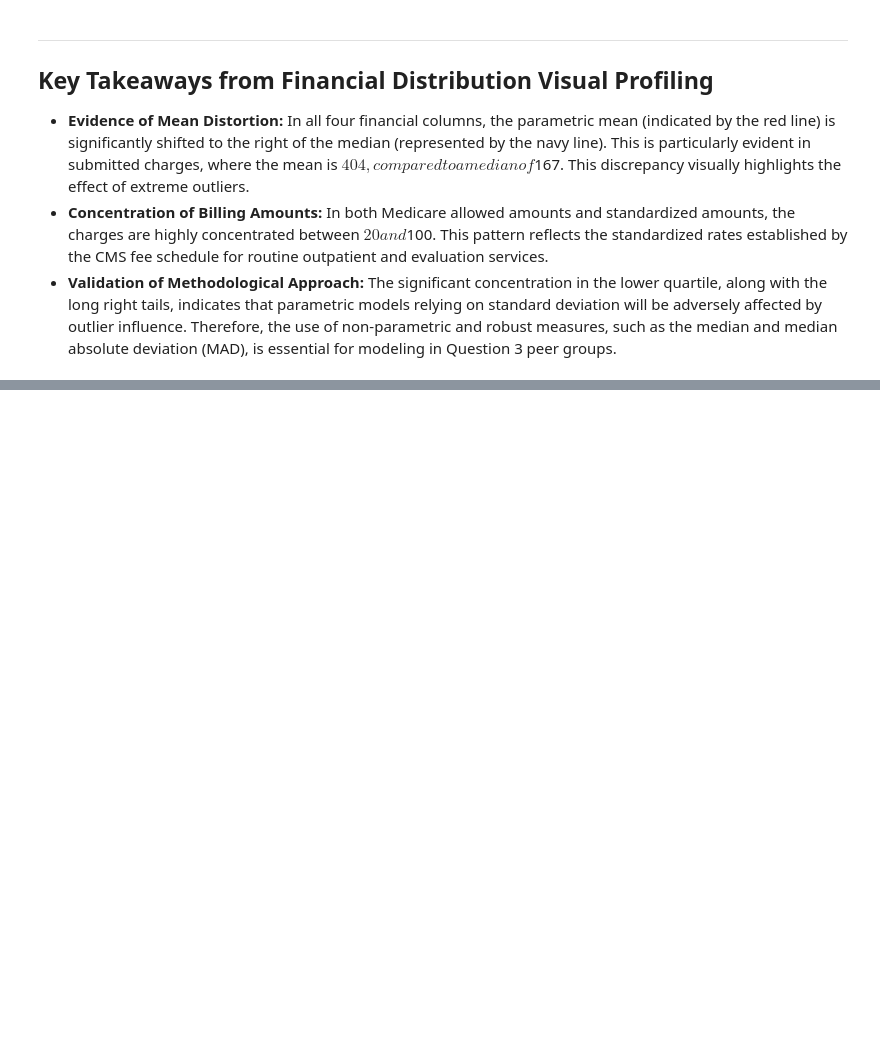
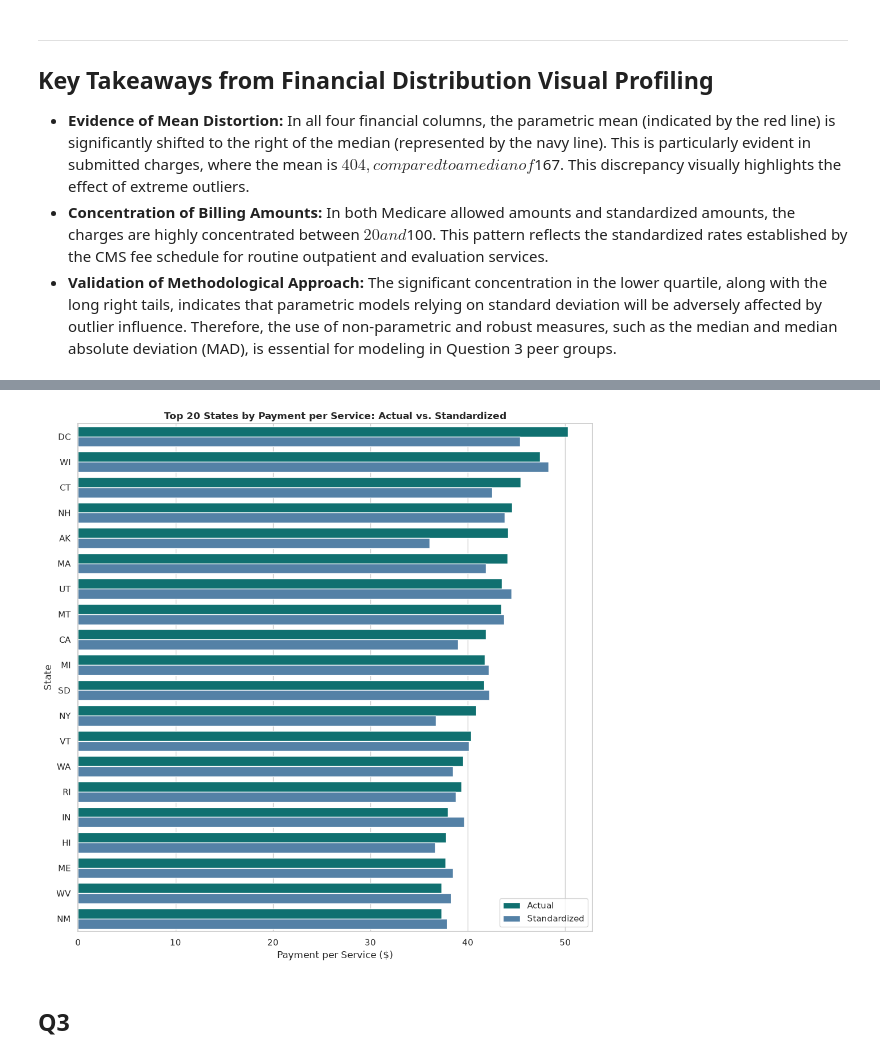
Before and after one commit to huzaifa-khan-AiMl/healthcare-provider-performance-pipeline, a Jupyter notebook: notebooks/charts/EDA.ipynb, the cells around one changed output, grey strips where cells are left out. Cells and saved outputs as stored; diff of their text form; code cells hidden in the pictures; blank space fills up the shorter version.

```diff
--- a/notebooks/charts/EDA.ipynb
+++ b/notebooks/charts/EDA.ipynb
@@ -481,0 +595,64 @@ Note: clipped at 99th percentile for visual clarity — extreme upper tail exist
+# %%
+df_clean['est_payment_dollars'] = df_clean['Tot_Srvcs'] * df_clean['Avg_Mdcr_Pymt_Amt']
+df_clean['est_stdzd_dollars']   = df_clean['Tot_Srvcs'] * df_clean['Avg_Mdcr_Stdzd_Amt']
+
+regional = (
+    df_clean.groupby('Rndrng_Prvdr_State_Abrvtn')
+    .agg(
+        total_services       = ('Tot_Srvcs',            'sum'),
+        total_payment        = ('est_payment_dollars',  'sum'),
+        total_stdzd_payment  = ('est_stdzd_dollars',    'sum'),
+    )
+    .assign(
+        payment_per_service = lambda x: x['total_payment'] / x['total_services'],
+        stdzd_per_service   = lambda x: x['total_stdzd_payment'] / x['total_services'],
+    )
+    .sort_values('payment_per_service', ascending=False)
+)
+
+# Limit to 50 states + DC to exclude territories/foreign for this visual
+us_states = [
+    'AL','AK','AZ','AR','CA','CO','CT','DE','FL','GA',
+    'HI','ID','IL','IN','IA','KS','KY','LA','ME','MD',
+    'MA','MI','MN','MS','MO','MT','NE','NV','NH','NJ',
+    'NM','NY','NC','ND','OH','OK','OR','PA','RI','SC',
+    'SD','TN','TX','UT','VT','VA','WA','WV','WI','WY','DC'
+]
+regional_us = regional[regional.index.isin(us_states)]
+
+top20 = (
+    regional_us.sort_values('payment_per_service', ascending=False)
+    .head(20)
+    .reset_index()
+)
+top20_long = top20.melt(
+    id_vars='Rndrng_Prvdr_State_Abrvtn',
+    value_vars=['payment_per_service', 'stdzd_per_service'],
+    var_name='Type',
+    value_name='Amount',
+)
+top20_long['Type'] = top20_long['Type'].map(
+    {'payment_per_service': 'Actual', 'stdzd_per_service': 'Standardized'}
+)
+
+plt.figure(figsize=(10, 10))
+sns.barplot(
+    data=top20_long,
+    y='Rndrng_Prvdr_State_Abrvtn',
+    x='Amount',
+    hue='Type',
+    palette=['teal', 'steelblue'],
+)
+plt.title(
+    'Top 20 States by Payment per Service: Actual vs. Standardized',
+    fontweight='bold',
+)
+plt.xlabel('Payment per Service ($)')
+plt.ylabel('State')
+plt.legend(title=None)
+plt.tight_layout()
+plt.show()
+# %% [output]
+[figure, added]
+# %% [markdown]
+## Q3
```
Also changed, not shown: parts of 12 cells of this notebook, 3 other files.
